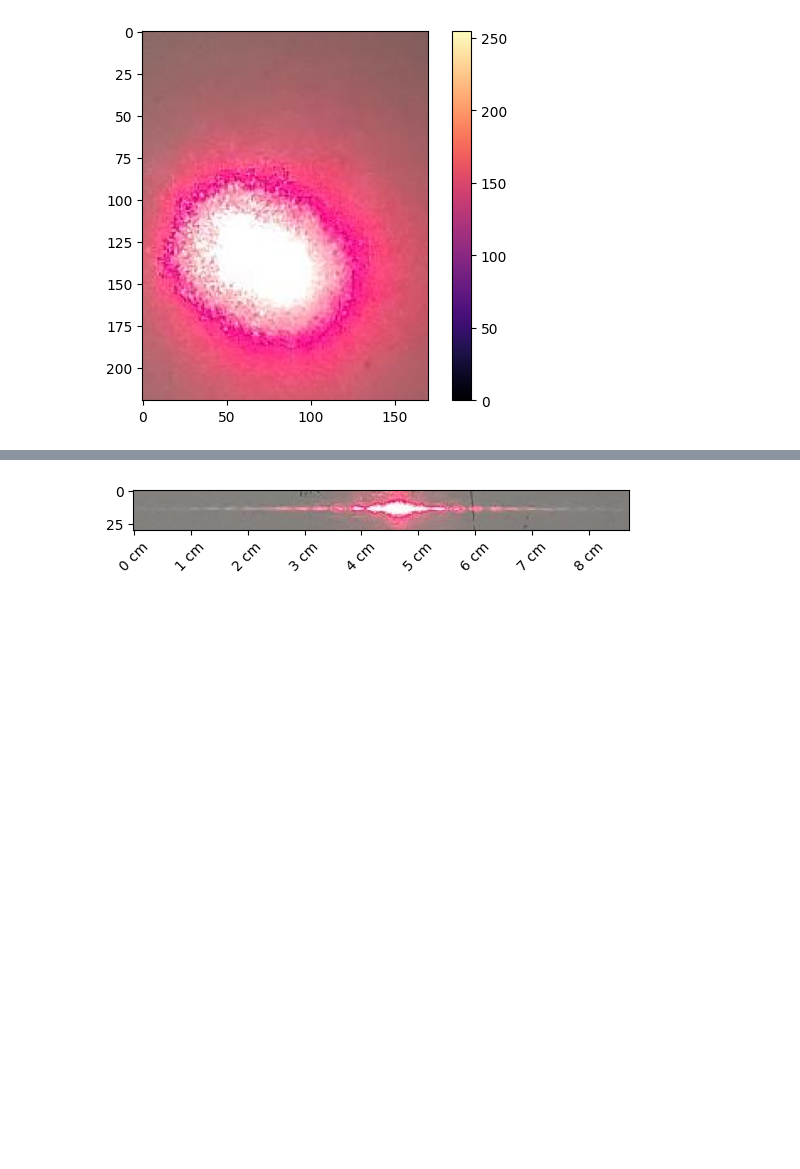
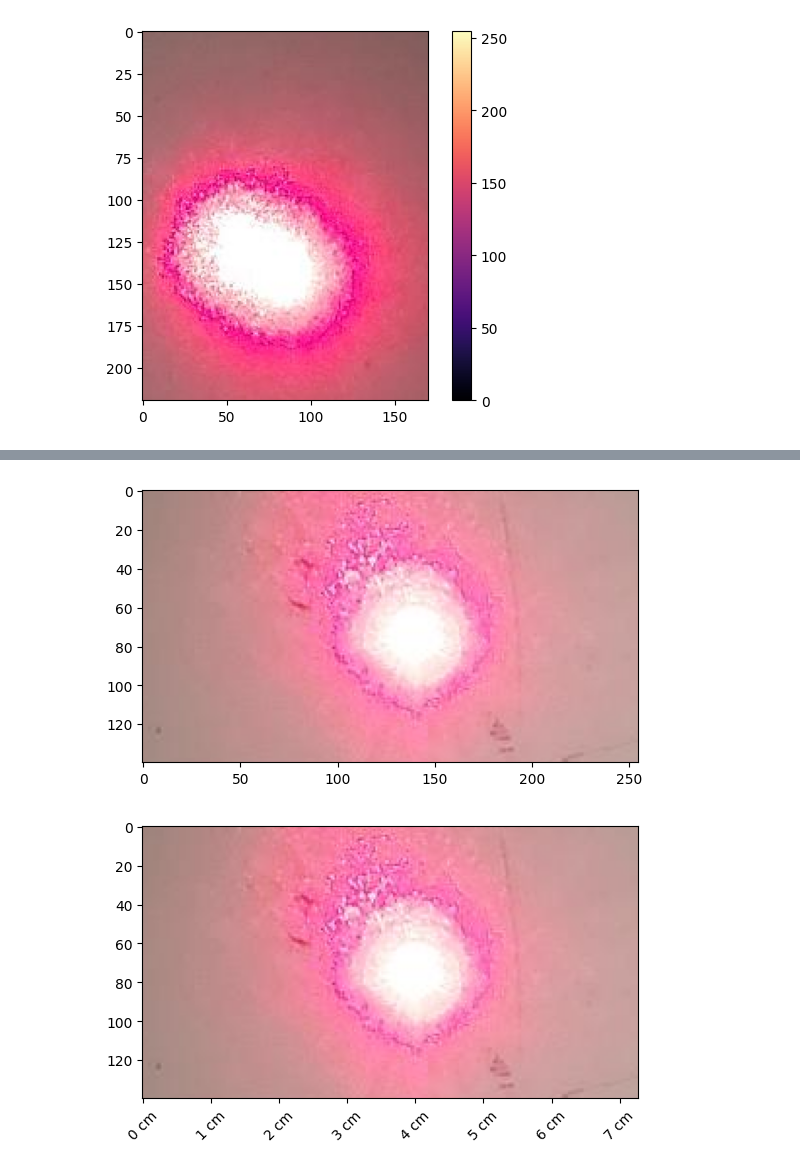
Before and after one commit to opticslabjkmspk/optics_lab3, a Jupyter notebook: Diffraction.ipynb, the cells around one changed output, grey strips where cells are left out. Cells and saved outputs as stored; diff of their text form; code cells hidden in the pictures; blank space fills up the shorter version.

```diff
--- a/Diffraction.ipynb
+++ b/Diffraction.ipynb
@@ -39,16 +38,3 @@ plt.colorbar()
 # %% [output]
 <matplotlib.colorbar.Colorbar at 0x...>
 [figure]
-# %%
-top = 840
-bottom = 870
-left = 800
-right = 1175
-
-crop_single = singleslit.crop((left,top,right,bottom))
-plt.imshow(crop_single)
-
-
-#path = 'C:\\Users\\James\\Desktop\\Optics\\Lab 3\\crop_single.png'
-
-#crop_single.save(path)
@@ -368,6 +336,9 @@ class calculate_diffraction:
         return plt.show()
 
     def plot_exp_image(self):
+        '''
+        This function plots the experimental image.
+        '''
 
         fig, ax = plt.subplots()
         ax.imshow(self.crop)
@@ -392,6 +363,9 @@ class calculate_diffraction:
         return plt.show()
 
     def get_extrema_exp(self):
+        '''
+        This function calculates the extrema of the experimental image.
+        '''
 
         img = Image.open(self.path).convert('L')
         img_arr = np.asarray(img)
@@ -459,4 +440,36 @@ single_slit.plot_exp_image()
-# %%
-single_slit.plot_exp_image()
-# %% [output]
-[figure, removed]
+# %%
+top = 710
+bottom = 850
+left = 845
+right = 1100
+
+top_scale = 400
+bottom_scale = 500
+left_scale = 772
+right_scale = 807
+
+crop_pinhole = pinhole.crop((left,top,right,bottom))
+
+#path = 'C:\\Users\\James\\Desktop\\Optics\\Lab 3\\crop_pinhole.png'
+
+#crop_pinhole.save(path)
+
+
+
+
+
+pinhole_diffraction = calculate_diffraction('pinhole','pinhole',crop_pinhole,top,bottom,left,right)
+pinhole_diffraction.set_scale(top_scale,bottom_scale,left_scale,right_scale)
+pinhole_diffraction.image_processing()
+pinhole_diffraction.set_R(0.8*u.mm)
+pinhole_diffraction.set_h('None')
+pinhole_diffraction.set_lam(600 * u.nm)
+pinhole_diffraction.set_D(0.8 * u.mm)
+pinhole_diffraction.get_R()
+pinhole_diffraction.set_x(np.linspace(-1.5,1.5,1600) * u.cm)
+pinhole_diffraction.set_z(700*u.cm)
+pinhole_diffraction.compute_U()
+pinhole_diffraction.plot_exp_image()
+# %% [output]
+[figure, added]
+[figure, added]
```
Also changed, not shown: parts of 28 cells of this notebook.
